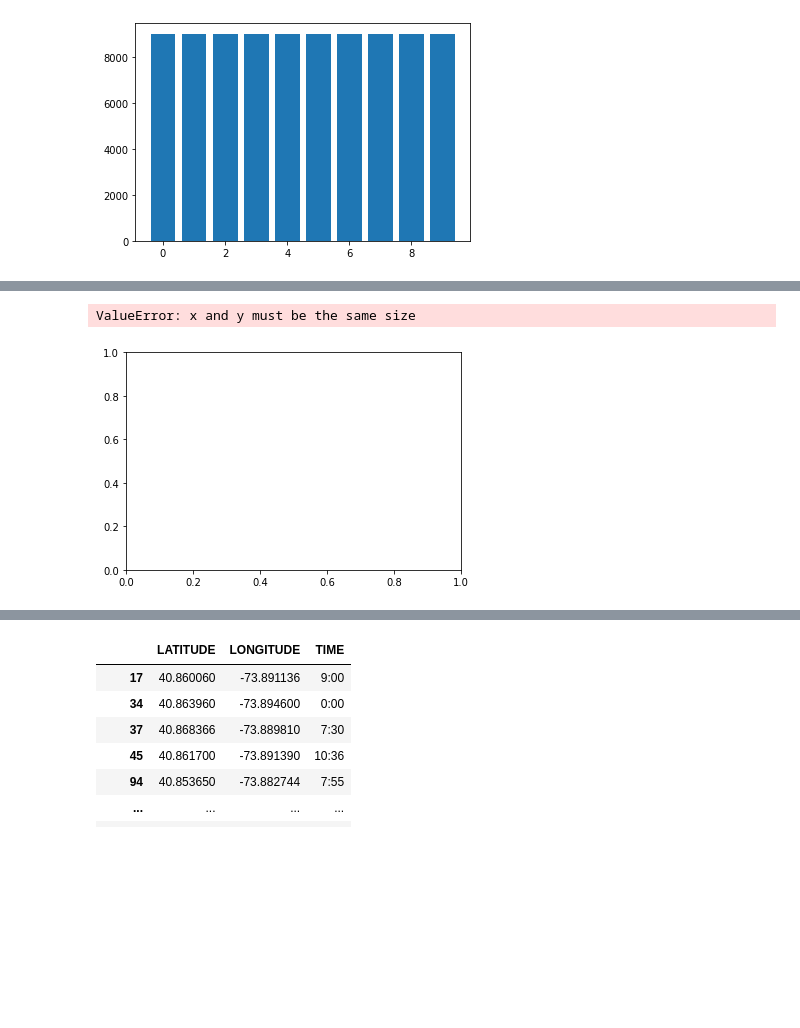
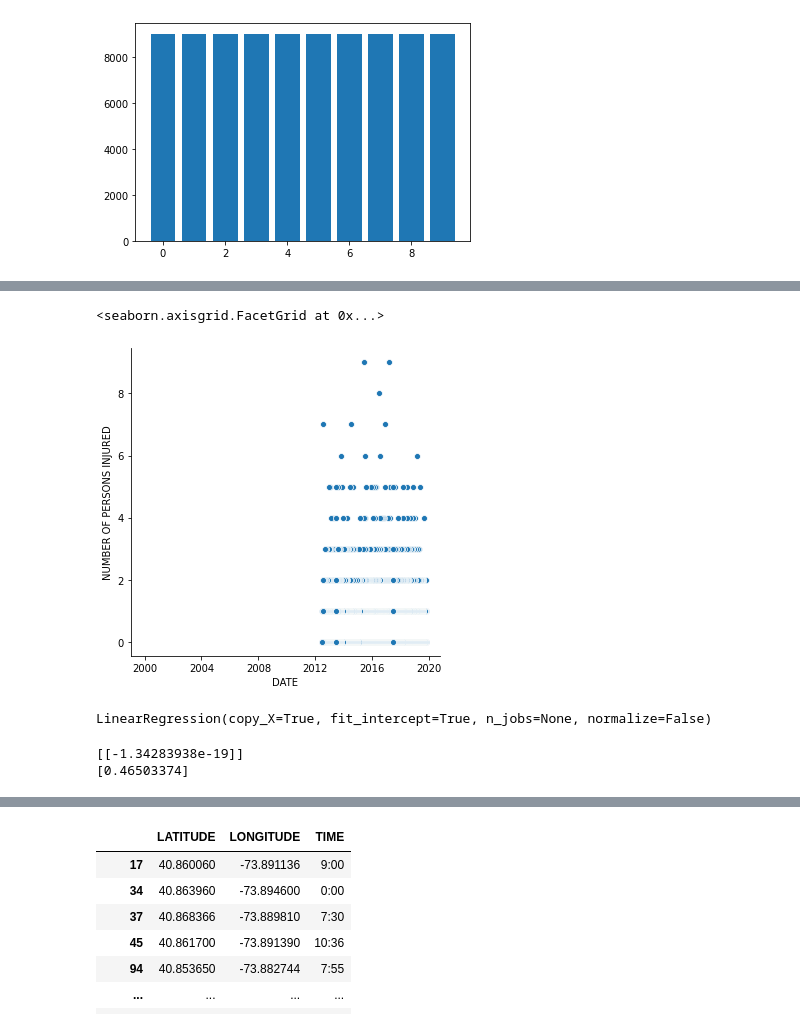
Before and after one commit to Dpinkney001/Data-Science-MAT328-Project-Spring-2021, a Jupyter notebook: Duvall Pinkney Data Science Project.ipynb, the cells around one changed output, grey strips where cells are left out. Drawn from its saved outputs; the diff is of its cells as text; code cells hidden in the pictures; blank space fills up the shorter version.

```diff
--- a/Duvall Pinkney Data Science Project.ipynb
+++ b/Duvall Pinkney Data Science Project.ipynb
@@ -244,3 +273,6 @@ plt.bar(x = new_df["NUMBER OF PERSONS INJURED"], height = 9000, data = new_df)
 # %% [output]
 <BarContainer object of 8729 artists>
 [figure]
+# %%
+new_df["DATE"] = pd.to_datetime(new_df["DATE"])
+new_df["DATE"]
@@ -247,5 +302,16 @@ plt.bar(x = new_df["NUMBER OF PERSONS INJURED"], height = 9000, data = new_df)
 # %%
-#plt.scatter( x = new_df["NUMBER OF PERSONS INJURED"], y = 8729, data = new_df)
+sns.relplot(x="DATE", y = "NUMBER OF PERSONS INJURED", data = new_df)
 # %% [output]
-ValueError: x and y must be the same size
+<seaborn.axisgrid.FacetGrid at 0x...>
-[figure, old version]
+[figure, new version]
+# %%
+model_lr = LinearRegression()
+model_lr.fit(new_df[['DATE']], new_df[['NUMBER OF PERSONS INJURED']])
+# %% [output]
+LinearRegression(copy_X=True, fit_intercept=True, n_jobs=None, normalize=False)
+# %%
+print(model_lr.coef_)
+print(model_lr.intercept_)
+# %% [output]
+[[-1.34283938e-19]]
+[0.46503374]
```
Also changed, not shown: parts of 14 cells of this notebook.
